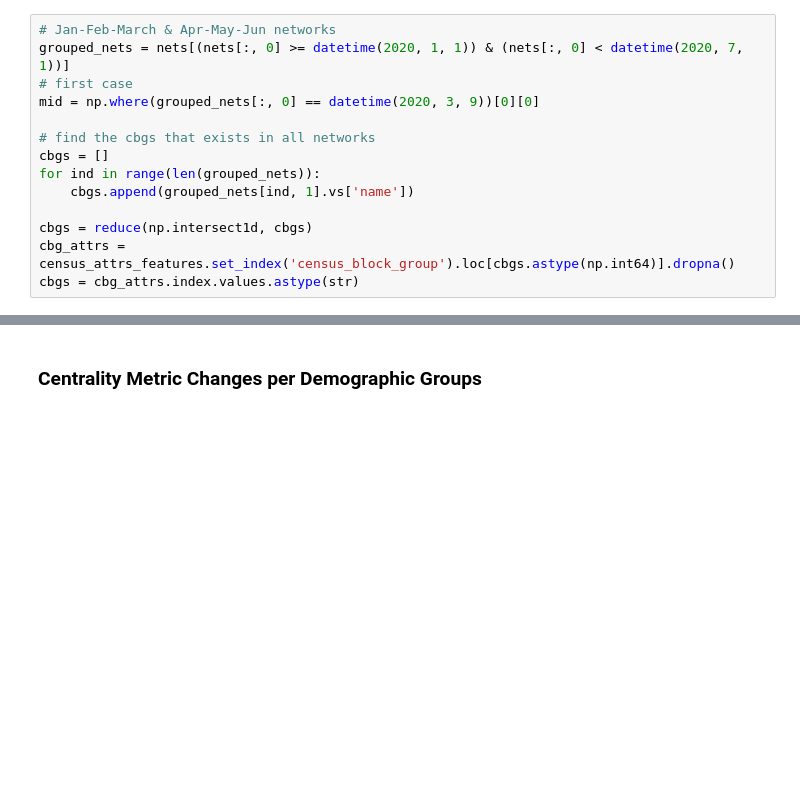
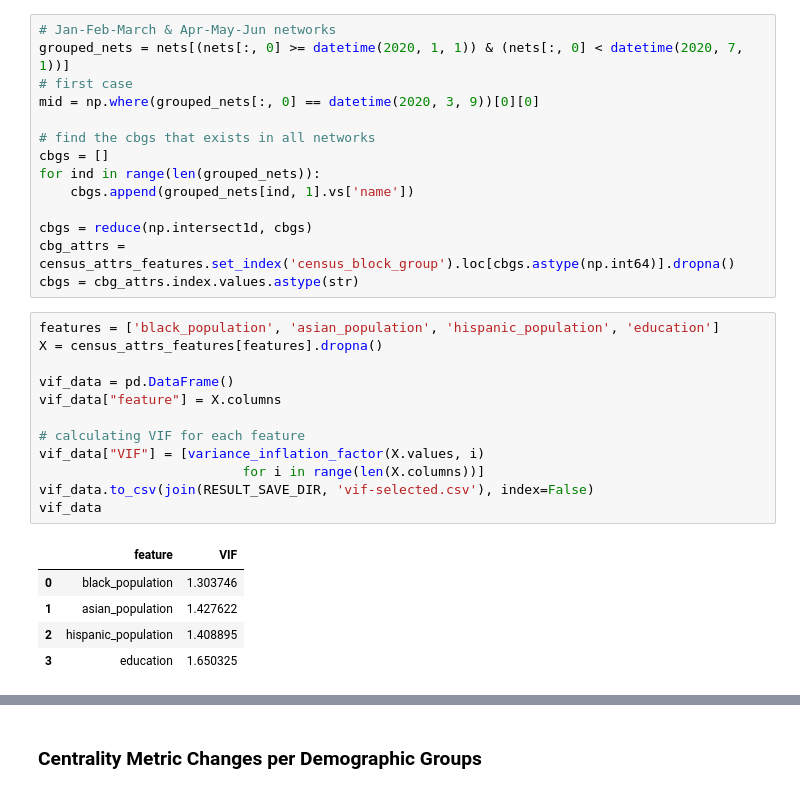
Before and after one commit to hasanalpboz/safegraph-covid19-mobility, a Jupyter notebook: scripts/notebooks/network-centrality-evolution.ipynb, the cells around one changed output, grey strips where cells are left out. Cells and saved outputs as stored; diff of their text form; blank space fills up the shorter version.

```diff
--- a/scripts/notebooks/network-centrality-evolution.ipynb
+++ b/scripts/notebooks/network-centrality-evolution.ipynb
@@ -254,4 +258,22 @@ for ind in range(len(grouped_nets)):
 cbgs = reduce(np.intersect1d, cbgs)
 cbg_attrs = census_attrs_features.set_index('census_block_group').loc[cbgs.astype(np.int64)].dropna()
 cbgs = cbg_attrs.index.values.astype(str)
+# %%
+features = ['black_population', 'asian_population', 'hispanic_population', 'education']
+X = census_attrs_features[features].dropna()
+
+vif_data = pd.DataFrame()
+vif_data["feature"] = X.columns
+
+# calculating VIF for each feature
+vif_data["VIF"] = [variance_inflation_factor(X.values, i)
+                          for i in range(len(X.columns))]
+vif_data.to_csv(join(RESULT_SAVE_DIR, 'vif-selected.csv'), index=False)
+vif_data
+# %% [output]
+|  | feature | VIF |
+| 0 | black_population | 1.303746 |
+| 1 | asian_population | 1.427622 |
+| 2 | hispanic_population | 1.408895 |
+| 3 | education | 1.650325 |
 # %%
```
Also changed, not shown: parts of 4 cells of this notebook, 43 other files.
